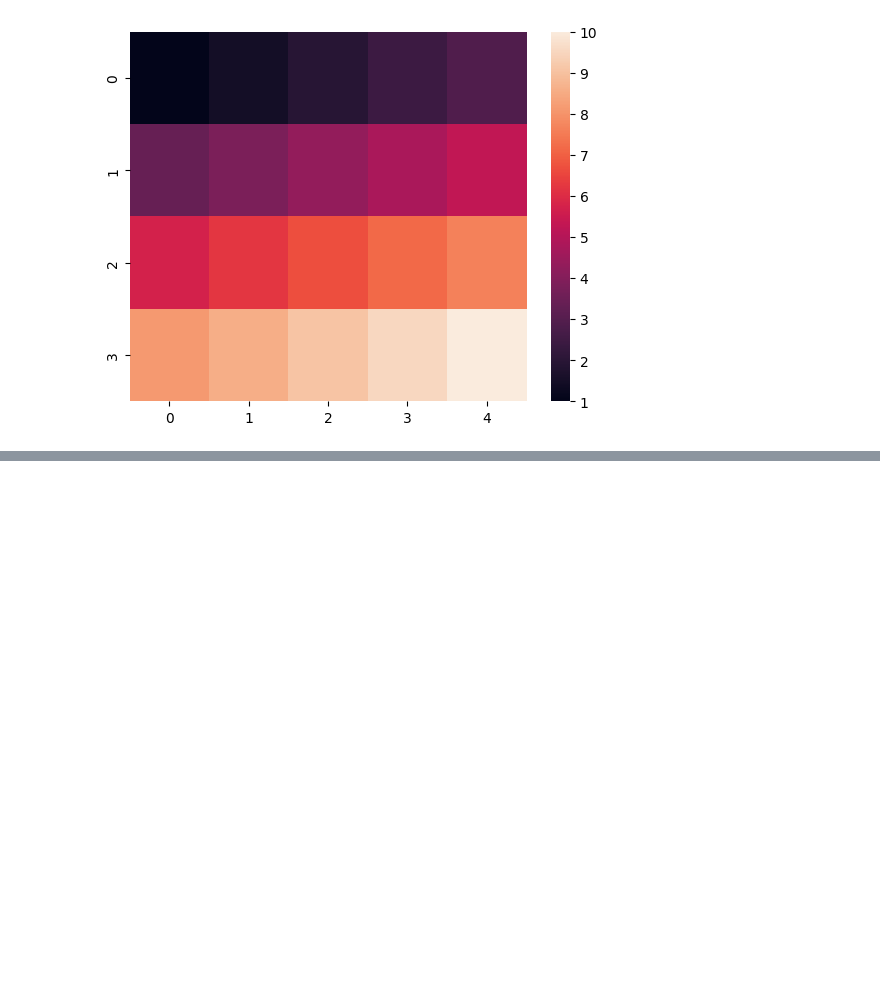
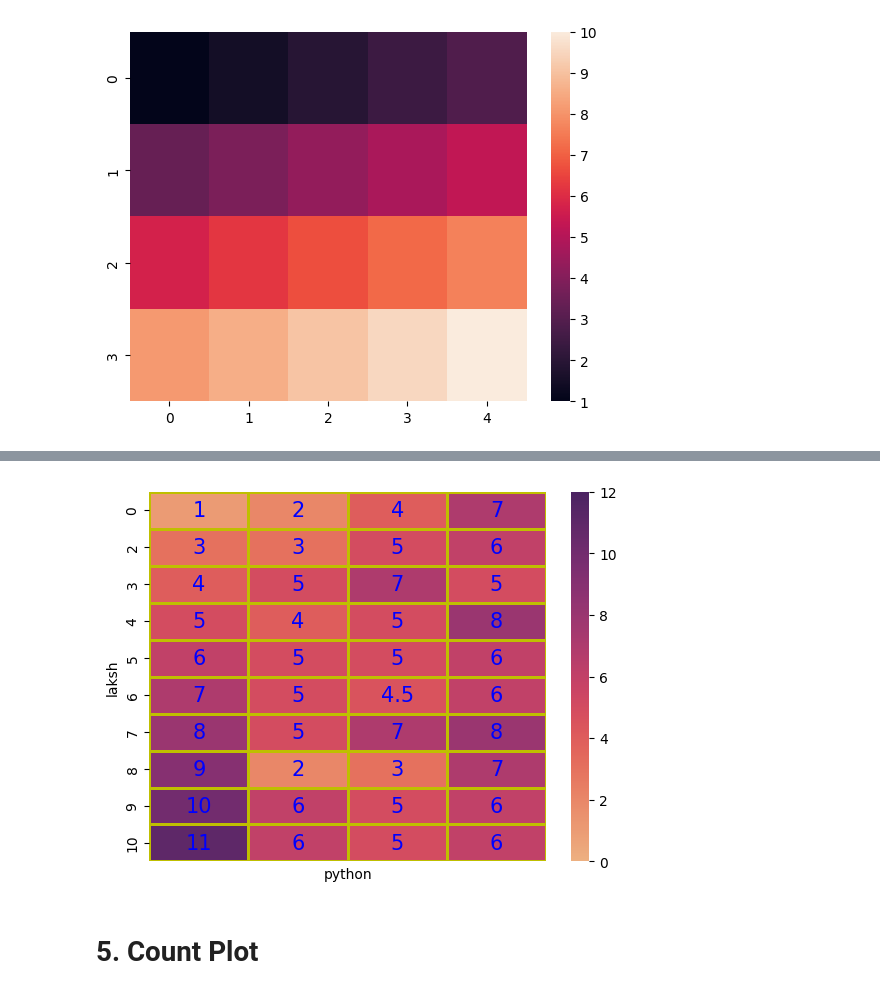
Before and after one commit to lukhi-laksh/Python-Seaborn, a Jupyter notebook: Advance.ipynb, the cells around one changed output, grey strips where cells are left out. Saved outputs shown, nothing was run; the diff lists cells and outputs as text; code cells hidden in the pictures; blank space fills up the shorter version.

```diff
--- a/Advance.ipynb
+++ b/Advance.ipynb
@@ -194,3 +194,7 @@ sns.heatmap(heatMap)
 # %% [output]
 <Axes: >
 [figure]
+# %%
+data = sns.load_dataset("anagrams")
+x = data.drop(columns='attnr', index=1).head(10)
+x
@@ -196,0 +213,10 @@ sns.heatmap(heatMap)
+# %%
+y = {'fontsize': 15, 'color': 'b'}
+v = sns.heatmap(x, vmin=0, vmax=12, cmap='flare', annot=True, annot_kws=y, linewidths=1, linecolor='y', cbar=True, xticklabels=False, yticklabels=True)
+# vmin & vmax set color size # cmap for give custom color, # annot give value in square # cbar false remove color bar
+v.set(xlabel='python', ylabel='laksh')
+plt.show()
+# %% [output]
+[figure, added]
+# %% [markdown]
+# 5. Count Plot
```
Also changed, not shown: parts of 2 cells of this notebook.
